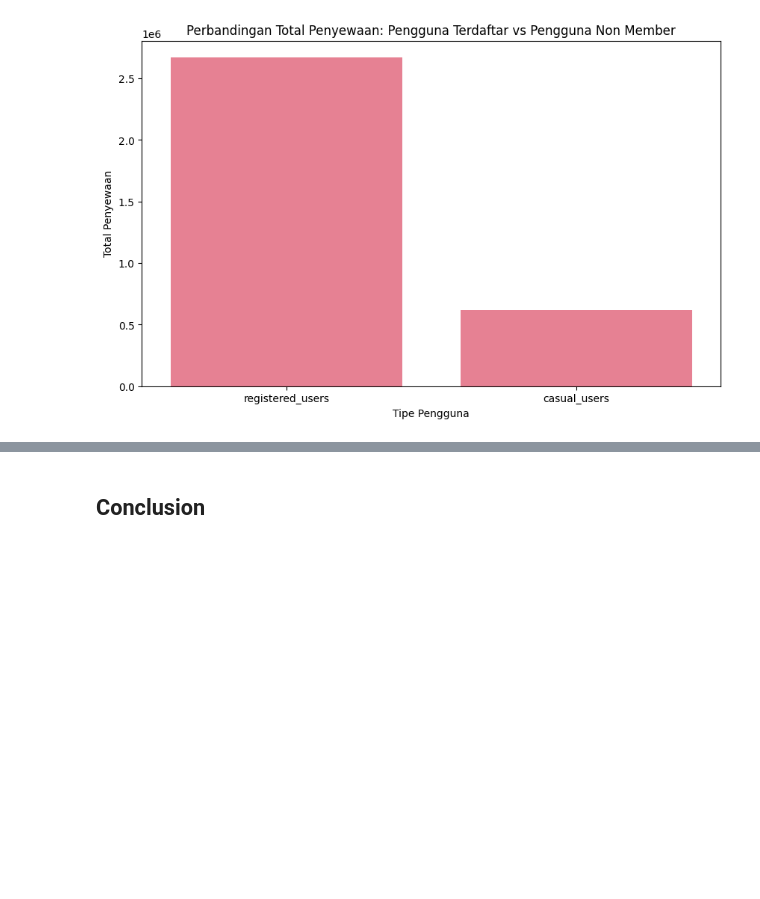
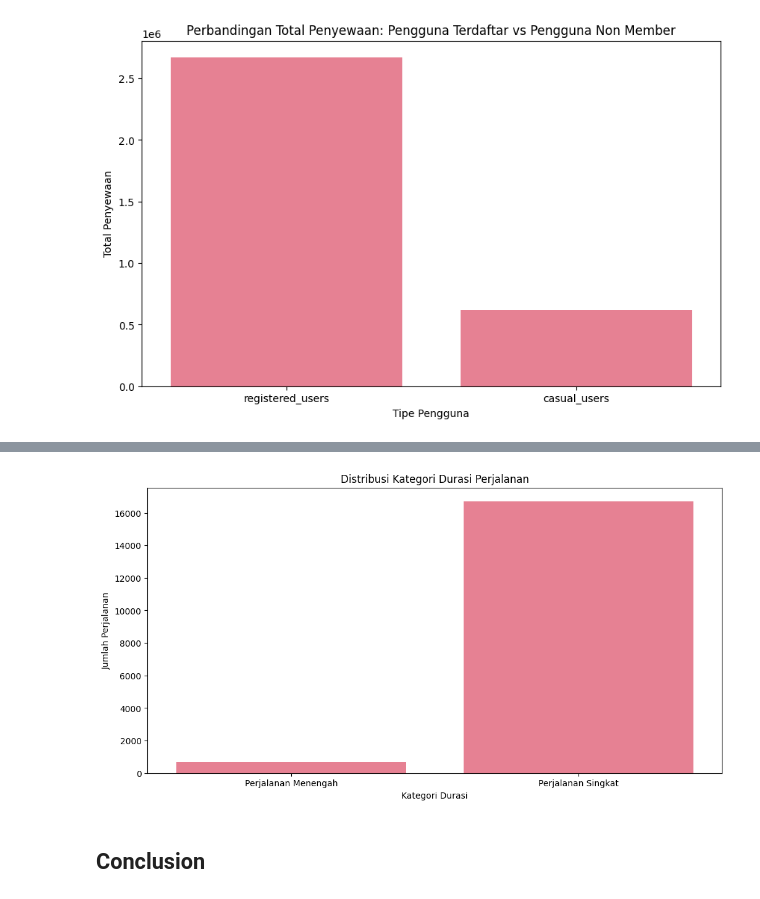
Before and after one commit to princeofverry/Submission_Dicoding_Verry, a Jupyter notebook: Dicoding_Verry.ipynb, the cells around one changed output, grey strips where cells are left out. Saved outputs shown, nothing was run; the diff lists cells and outputs as text; code cells hidden in the pictures; blank space fills up the shorter version.

```diff
--- a/Dicoding_Verry.ipynb
+++ b/Dicoding_Verry.ipynb
@@ -626,3 +622,29 @@ plt.ylabel('Total Penyewaan')
 plt.show()
 # %% [output]
 [figure]
+# %%
+# Clustering Analysis
+def categorize_duration(duration):
+    if duration <= 10:
+        return 'Perjalanan Singkat'
+    elif 10 < duration <= 30:
+        return 'Perjalanan Menengah'
+    else:
+        return 'Perjalanan Panjang'
+# %%
+# Asumsi 'duration' adalah dalam menit dan dihitung dari 'count_total'
+hour_df['duration'] = hour_df['count_total'] / 60  # Asumsi 1 count = 1 menit
+hour_df['duration_category'] = hour_df['duration'].apply(categorize_duration)
+
+# Analisis hasil clustering
+cluster_stats = hour_df.groupby('duration_category').agg({
+    'count_total': 'count',
+    'duration': ['mean', 'median'],
+    'temperature': 'mean'
+})
+
+cluster_stats.columns = ['count', 'duration_mean', 'duration_median', 'temperature_mean']
+cluster_stats = cluster_stats.reset_index()
+
+print("Statistik Cluster Durasi Perjalanan:")
+print(cluster_stats)
@@ -629,3 +660,13 @@ plt.show()
+# %%
+# Visualisasi hasil clustering
+plt.figure(figsize=(12, 6))
+sns.barplot(x='duration_category', y='count', data=cluster_stats)
+plt.title("Distribusi Kategori Durasi Perjalanan")
+plt.xlabel("Kategori Durasi")
+plt.ylabel("Jumlah Perjalanan")
+plt.show()
+# %% [output]
+[figure, added]
 # %% [markdown]
 ## Conclusion
 # %% [markdown]
```
Also changed, not shown: parts of 3 cells of this notebook, 3 other files.
